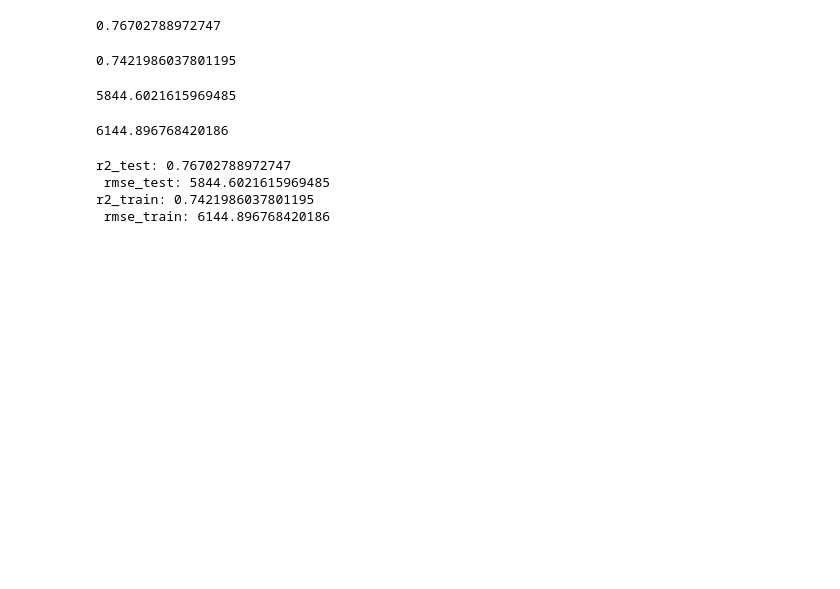
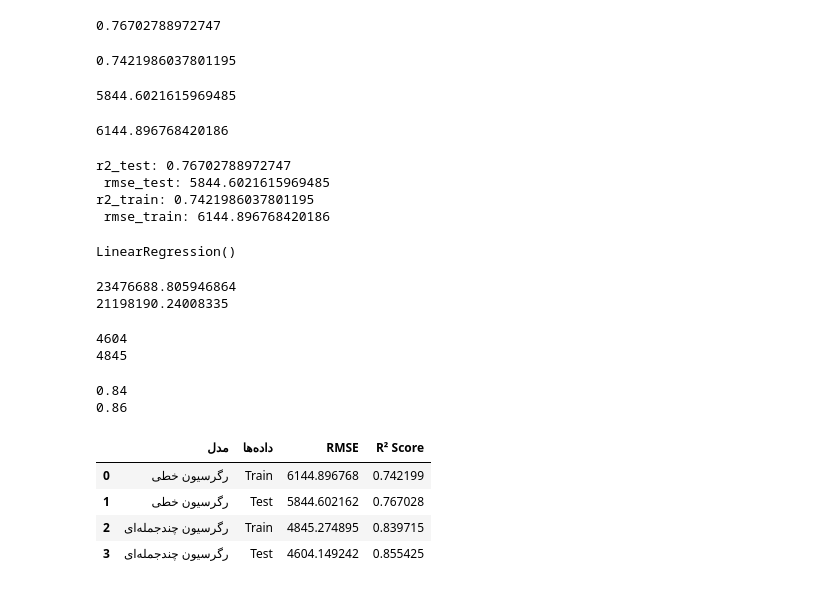
Before and after one commit to shahramsamar/ML-AI, a Jupyter notebook: ML/RegressionPolynomial Vs Regression /RegressionPolynomial vs Regression.ipynb, the cells around one changed output. Drawn from its saved outputs; the diff is of its cells as text; code cells hidden in the pictures; blank space fills up the shorter version.

```diff
--- a/ML/RegressionPolynomial Vs Regression /RegressionPolynomial vs Regression.ipynb
+++ b/ML/RegressionPolynomial Vs Regression /RegressionPolynomial vs Regression.ipynb
@@ -105,0 +116,5 @@ r2_train: 0.7421986037801195
+# %%
+model_poly = LinearRegression()
+model_poly.fit(X_train_poly, y_train)
+# %% [output]
+LinearRegression()
@@ -105,0 +124,39 @@ r2_train: 0.7421986037801195
+# %%
+mse_train = mean_squared_error(y_train, y_train_pred_poly)
+print(mse_train)
+mse_test = mean_squared_error(y_test, y_test_pred_poly)
+print(mse_test)
+# %% [output]
+23476688.805946864
+21198190.24008335
+# %%
+rmse_test_poly = np.sqrt(mse_test)
+print(f'{rmse_test_poly:.0f}')
+rmse_train_poly = np.sqrt(mse_train)
+print(f'{rmse_train_poly:.0f}')
+# %% [output]
+4604
+4845
+# %%
+r2_train_poly = r2_score(y_train, y_train_pred_poly)
+print(f'{r2_train_poly:.2f}')
+r2_test_poly = r2_score(y_test, y_test_pred_poly)
+print(f'{r2_test_poly:.2f}')
+# %% [output]
+0.84
+0.86
+# %%
+results_df = pd.DataFrame({
+    'مدل': ['رگرسیون خطی', 'رگرسیون خطی', 'رگرسیون چندجمله‌ای', 'رگرسیون چندجمله‌ای'],
+    'داده‌ها': ['Train', 'Test', 'Train', 'Test'],
+    'RMSE': [rmse_train, rmse_test, rmse_train_poly, rmse_test_poly],
+    'R² Score': [r2_train, r2_test, r2_train_poly, r2_test_poly],
+})
+# %%
+results_df
+# %% [output]
+|  | مدل | داده‌ها | RMSE | R² Score |
+| 0 | رگرسیون خطی | Train | 6144.896768 | 0.742199 |
+| 1 | رگرسیون خطی | Test | 5844.602162 | 0.767028 |
+| 2 | رگرسیون چندجمله‌ای | Train | 4845.274895 | 0.839715 |
+| 3 | رگرسیون چندجمله‌ای | Test | 4604.149242 | 0.855425 |
```
Also changed, not shown: parts of 8 cells of this notebook.
